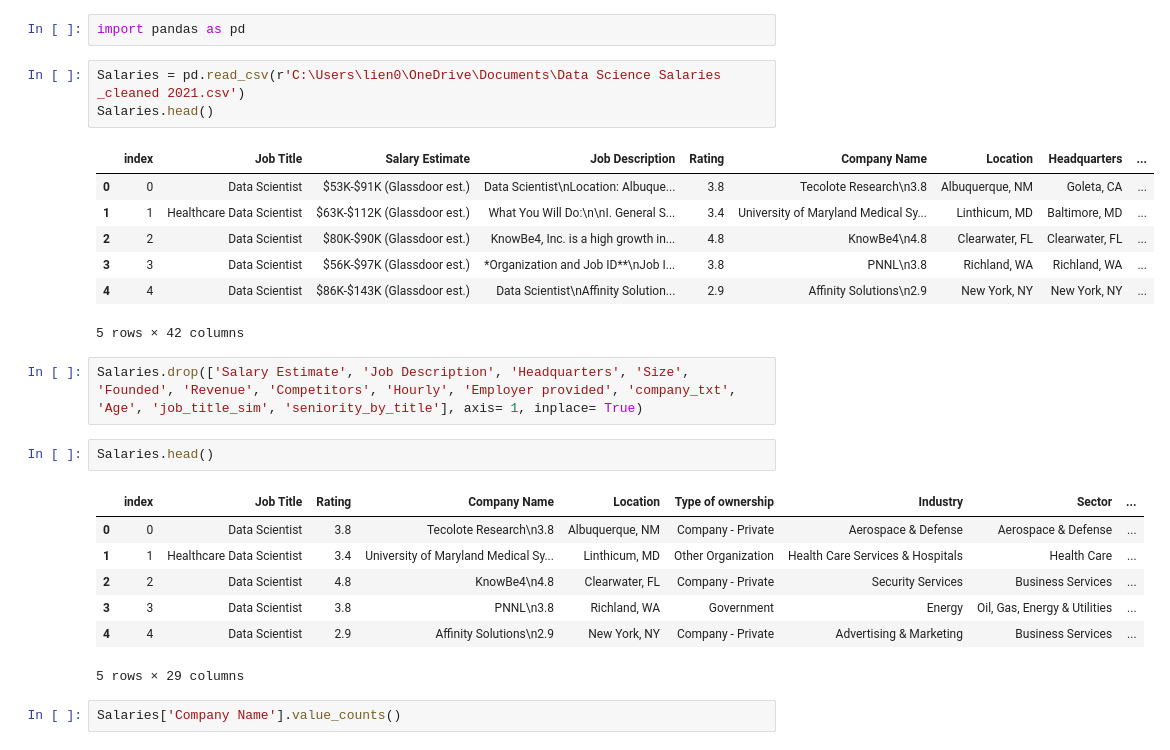
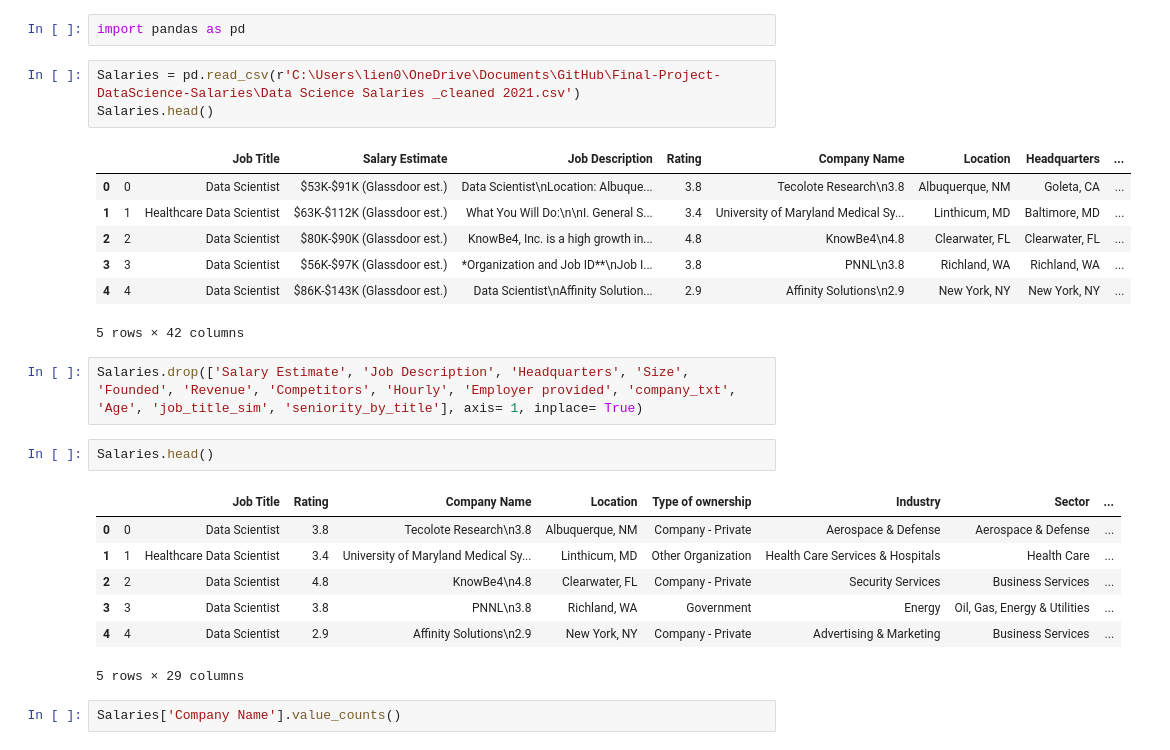
Before and after one commit to Kimmieli/Final-Project-DataScience-Salaries, a Jupyter notebook: FinalProject_Week2_Wrangling..ipynb, the cells around one changed output. Drawn from its saved outputs; the diff is of its cells as text.

```diff
--- a/FinalProject_Week2_Wrangling..ipynb
+++ b/FinalProject_Week2_Wrangling..ipynb
@@ -1,10 +1,10 @@
 # %%
 import pandas as pd
 # %%
-Salaries = pd.read_csv(r'C:\Users\lien0\OneDrive\Documents\Data Science Salaries _cleaned 2021.csv')
+Salaries = pd.read_csv(r'C:\Users\lien0\OneDrive\Documents\GitHub\Final-Project-DataScience-Salaries\Data Science Salaries _cleaned 2021.csv')
 Salaries.head()
 # %% [output]
-|  | index | Job Title | Salary Estimate | Job Description | Rating | Company Name | Location | Headquarters | ... |
+|  |  | Job Title | Salary Estimate | Job Description | Rating | Company Name | Location | Headquarters | ... |
 | 0 | 0 | Data Scientist | $53K-$91K (Glassdoor est.) | Data Scientist\nLocation: Albuque... | 3.8 | Tecolote Research\n3.8 | Albuquerque, NM | Goleta, CA | ... |
 | 1 | 1 | Healthcare Data Scientist | $63K-$112K (Glassdoor est.) | What You Will Do:\n\nI. General S... | 3.4 | University of Maryland Medical Sy... | Linthicum, MD | Baltimore, MD | ... |
 | 2 | 2 | Data Scientist | $80K-$90K (Glassdoor est.) | KnowBe4, Inc. is a high growth in... | 4.8 | KnowBe4\n4.8 | Clearwater, FL | Clearwater, FL | ... |
@@ -16,7 +16,7 @@ Salaries.drop(['Salary Estimate', 'Job Description', 'Headquarters', 'Size', 'Fo
 # %%
 Salaries.head()
 # %% [output]
-|  | index | Job Title | Rating | Company Name | Location | Type of ownership | Industry | Sector | ... |
+|  |  | Job Title | Rating | Company Name | Location | Type of ownership | Industry | Sector | ... |
 | 0 | 0 | Data Scientist | 3.8 | Tecolote Research\n3.8 | Albuquerque, NM | Company - Private | Aerospace & Defense | Aerospace & Defense | ... |
 | 1 | 1 | Healthcare Data Scientist | 3.4 | University of Maryland Medical Sy... | Linthicum, MD | Other Organization | Health Care Services & Hospitals | Health Care | ... |
 | 2 | 2 | Data Scientist | 4.8 | KnowBe4\n4.8 | Clearwater, FL | Company - Private | Security Services | Business Services | ... |
```
Also changed, not shown: parts of 3 cells of this notebook.
